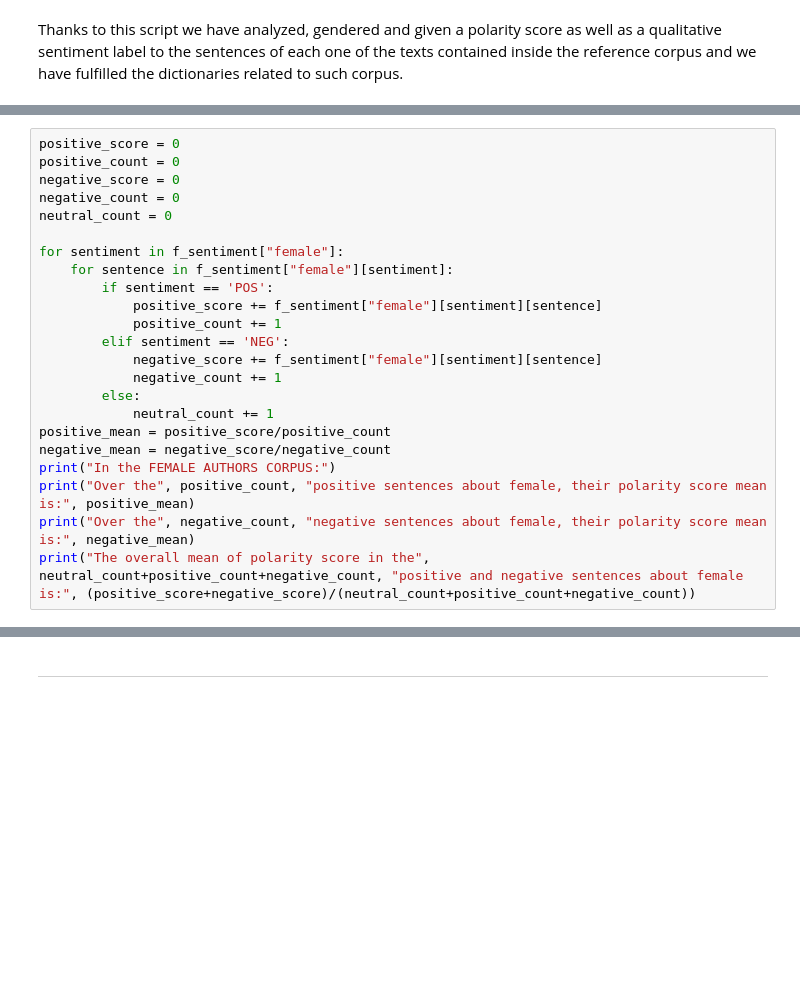
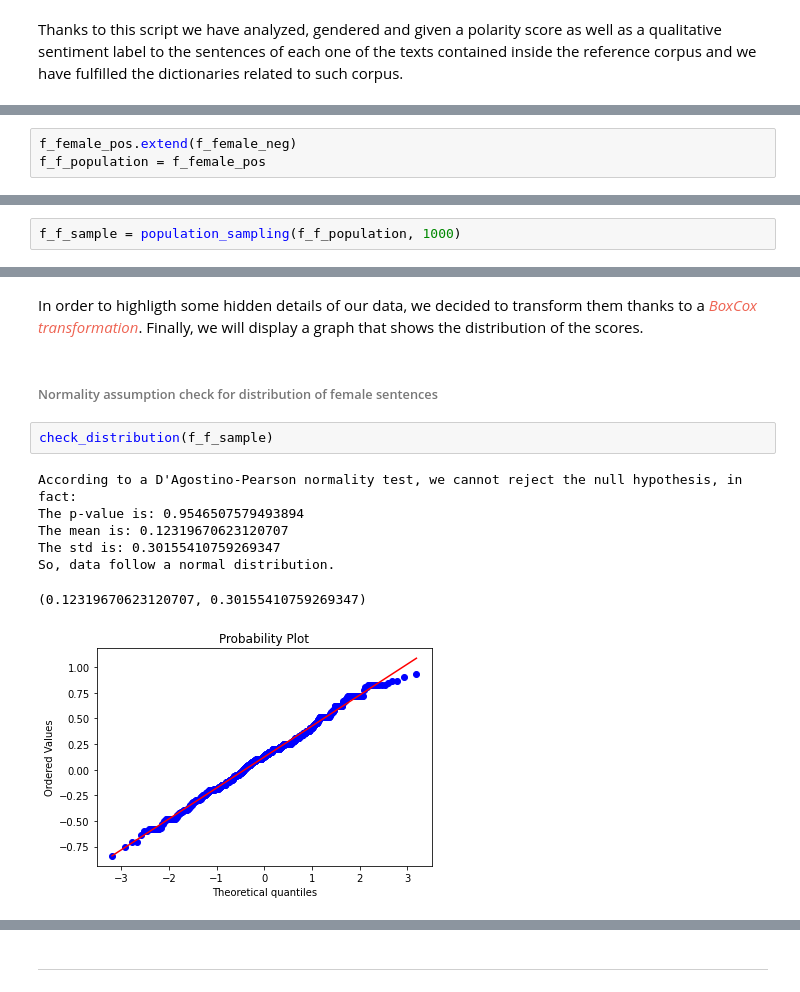
Before and after one commit to gobbykid/corpora_analytics, a Jupyter notebook: analytics.ipynb, the cells around one changed output, grey strips where cells are left out. Drawn from its saved outputs; the diff is of its cells as text; blank space fills up the shorter version.

```diff
--- a/analytics.ipynb
+++ b/analytics.ipynb
@@ -360,23 +293,0 @@ The overall mean of polarity score in the 5033 positive, negative and neutral se
-# %%
-positive_score = 0
-positive_count = 0
-negative_score = 0
-negative_count = 0
-neutral_count = 0
-
-for sentiment in f_sentiment["female"]:
-    for sentence in f_sentiment["female"][sentiment]:
-        if sentiment == 'POS':
-            positive_score += f_sentiment["female"][sentiment][sentence]
-            positive_count += 1
-        elif sentiment == 'NEG':
-            negative_score += f_sentiment["female"][sentiment][sentence]
-            negative_count += 1
-        else:
-            neutral_count += 1
-positive_mean = positive_score/positive_count
-negative_mean = negative_score/negative_count
-print("In the FEMALE AUTHORS CORPUS:")
-print("Over the", positive_count, "positive sentences about female, their polarity score mean is:", positive_mean)
-print("Over the", negative_count, "negative sentences about female, their polarity score mean is:", negative_mean)
-print("The overall mean of polarity score in the", neutral_count+positive_count+negative_count, "positive and negative sentences about female is:", (positive_score+negative_score)/(neutral_count+positive_count+negative_count))
@@ -387,0 +378,3 @@ The overall mean of polarity score in the 2436 positive and negative sentences a
+# %%
+f_female_pos.extend(f_female_neg)
+f_f_population = f_female_pos
@@ -387,0 +383,2 @@ The overall mean of polarity score in the 2436 positive and negative sentences a
+# %%
+f_f_sample = population_sampling(f_f_population, 1000)
@@ -387,0 +409,15 @@ The overall mean of polarity score in the 2436 positive and negative sentences a
+# %% [markdown]
+In order to highligth some hidden details of our data, we decided to transform them thanks to a <span style="color:#EE6352"><i>BoxCox transformation</i></span>.</br>
+Finally, we will display a graph that shows the distribution of the scores.
+# %% [markdown]
+###### Normality assumption check for distribution of female sentences
+# %%
+check_distribution(f_f_sample)
+# %% [output]
+According to a D'Agostino-Pearson normality test, we cannot reject the null hypothesis, in fact:
+The p-value is: 0.9546507579493894
+The mean is: 0.12319670623120707
+The std is: 0.30155410759269347
+So, data follow a normal distribution.
+(0.12319670623120707, 0.30155410759269347)
+[figure, added]
```
Also changed, not shown: parts of 86 cells of this notebook, 2 other files.
